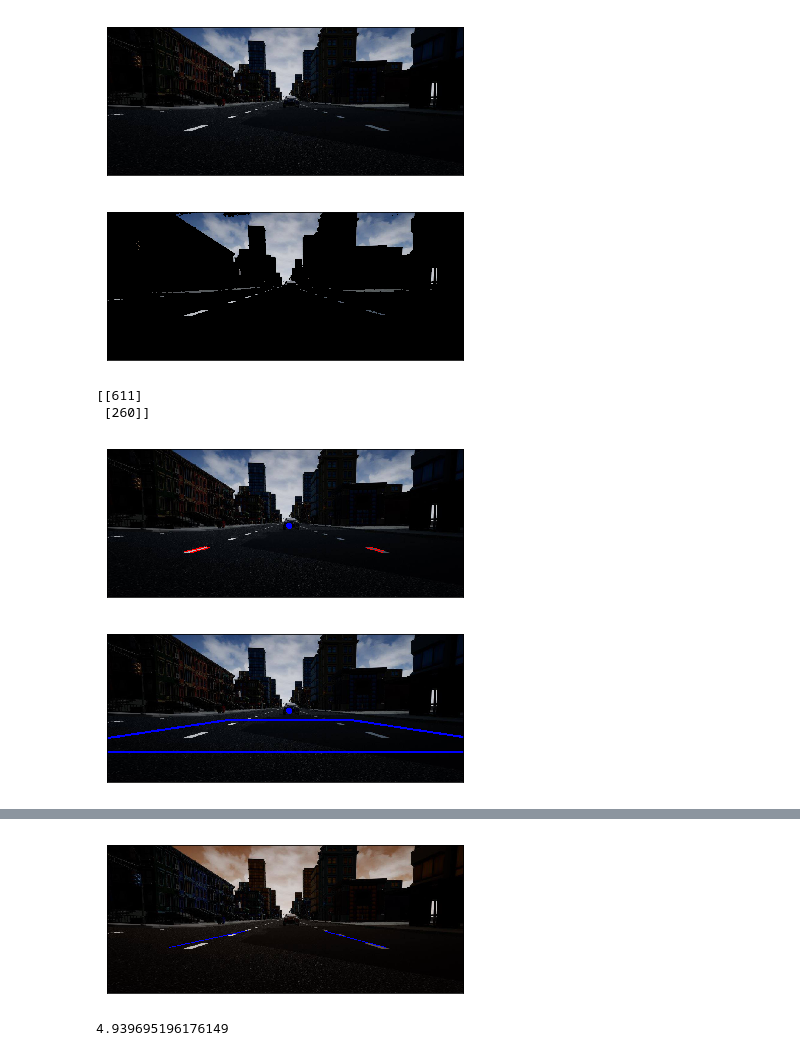
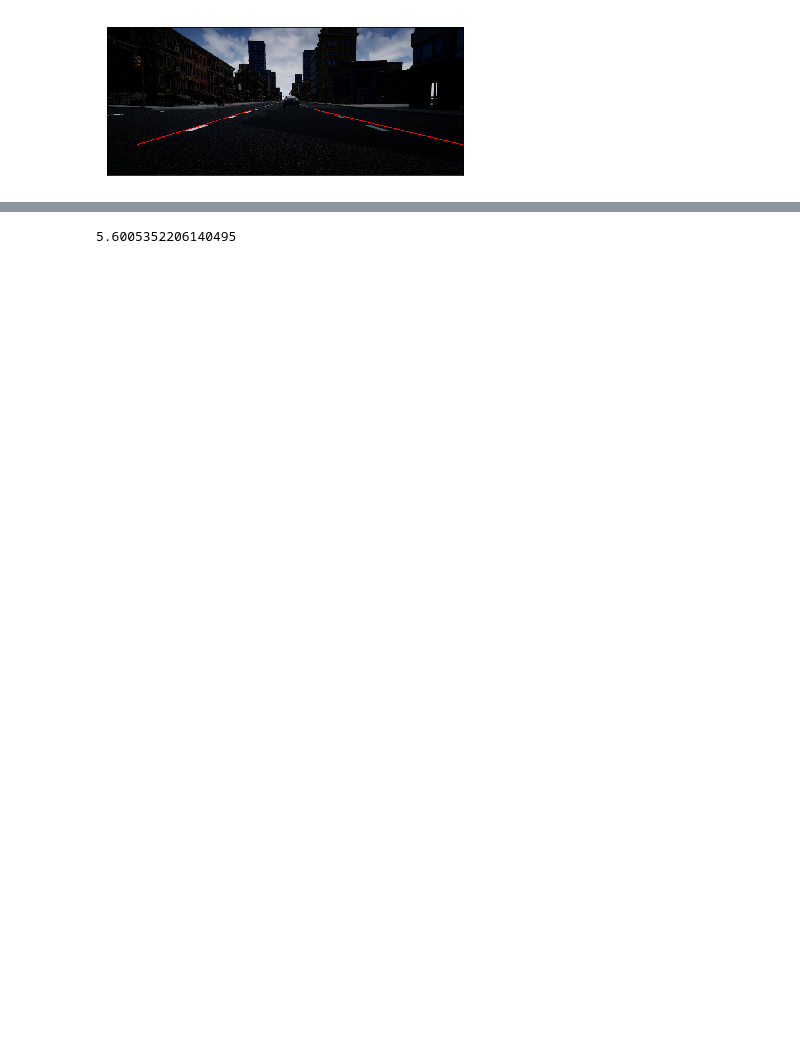
Before and after one commit to hesham-akmal/Brain-ADAS, a Jupyter notebook: CarDetection/Lane detection & Distance estimation/Driver.ipynb, the cells around one changed output, grey strips where cells are left out. Cells and saved outputs as stored; diff of their text form; code cells hidden in the pictures; blank space fills up the shorter version.

Commit message:
Added dynamic white color thresholding, Fixed a bug in lane mapping, Added a bright simulator image.

```diff
--- a/CarDetection/Lane detection & Distance estimation/Driver.ipynb
+++ b/CarDetection/Lane detection & Distance estimation/Driver.ipynb
@@ -13,4 +14,4 @@ import vanishing_point
 import utilities
 import perspective_transform
 # %%
-ret, mtx, dist, rvecs, tvecs = camera_calibration.calibrate()
+ret, mtx, dist, rvecs, tvecs = camera_calibration.calibrate(False)
@@ -95,24 +18,25 @@ array([[[210, 207, 202],
 # %%
-def get_distance(img_name, query_pnt):
+def get_distance(img_name, query_pnt, debug):
 
     img_BGR = cv2.imread(img_name)
-    img_RGB = cv2.cvtColor(img_BGR, cv2.COLOR_BGR2RGB)
 
     ud_img_BGR = cv2.undistort(img_BGR, mtx, dist, None, mtx)
     ud_img_RGB = cv2.cvtColor(ud_img_BGR, cv2.COLOR_BGR2RGB)
-    # original image
-    utilities.show_images([ud_img_RGB])
+
+    if(debug):
+        # original image
+        utilities.show_images([ud_img_RGB])
 
     detector = lane_detection.LaneDetector()
-    lines = detector.process(ud_img_RGB, True)
+    lines = detector.process(ud_img_RGB, True, 0.16, debug)
 
-    vp = vanishing_point.calculate_vanishing_point(lines, ud_img_BGR)
+    vp = vanishing_point.calculate_vanishing_point(lines, ud_img_BGR, debug)
 
-    H, H_inv, warped = perspective_transform.perspective_transform(vp, ud_img_BGR)
+    H, H_inv, warped = perspective_transform.perspective_transform(vp, ud_img_BGR, debug)
 
 
     x_pixels_per_meter , y_pixels_per_meter, left_low, left_high, right_low, right_high = \
-                    perspective_transform.get_ratio(H, H_inv, warped, img_BGR.shape[0], img_BGR.shape[1], mtx)
+                    perspective_transform.get_ratio(H, H_inv, warped, mtx, debug)
 
     center = [img_BGR.shape[1]//2, img_BGR.shape[0]-1]
     distance = perspective_transform.get_distance(query_pnt, center, H, x_pixels_per_meter, y_pixels_per_meter)
@@ -127,8 +51,13 @@ def get_distance(img_name, query_pnt):
 # %%
 img_name = 'x13.jpg'
 query_pnt = [80, 80]
-distance, ud_img_BGR_with_lanes = get_distance(img_name, query_pnt)
 
-utilities.show_images([ud_img_BGR_with_lanes])
+t1 = time.time()
+distance, ud_img_BGR_with_lanes = get_distance(img_name, query_pnt, False)
+t2 = time.time()
+
+print("took " + str(t2-t1) + " seconds")
+
+utilities.show_images([cv2.cvtColor(ud_img_BGR_with_lanes, cv2.COLOR_BGR2RGB)])
 print(distance)
 # %% [output]
@@ -135,6 +65 @@ print(distance)
-[figure, old version]
+[figure, new version]
-[figure, removed]
-[[611]
- [260]]
-[figure, removed]
-[figure, removed]
@@ -144,2 +66 @@ print(distance)
-[figure, removed]
-4.939695196176149
+5.6005352206140495
```
Also changed, not shown: parts of 3 cells of this notebook, 5 other files.
